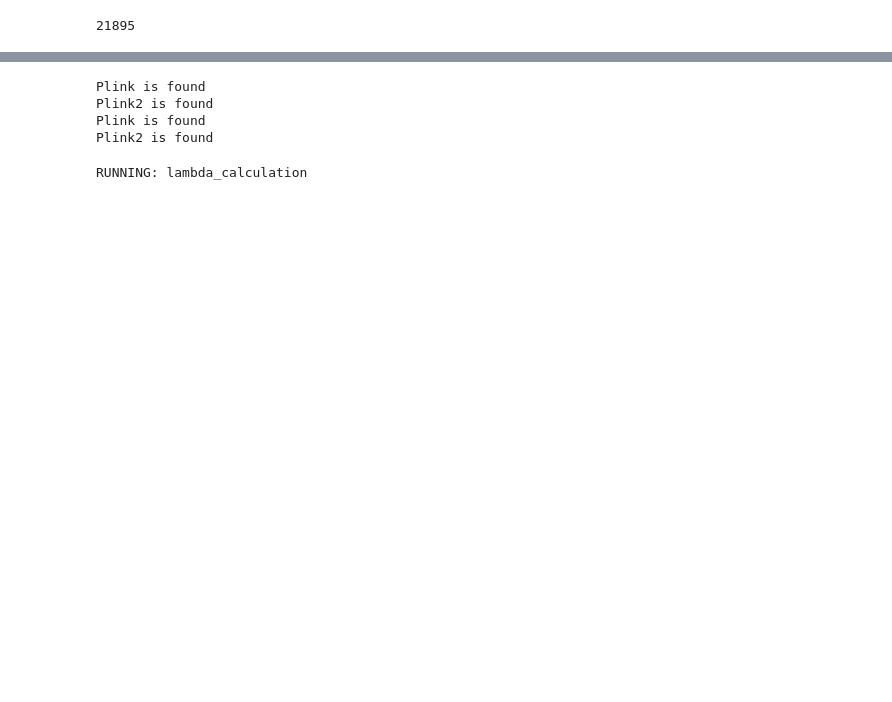
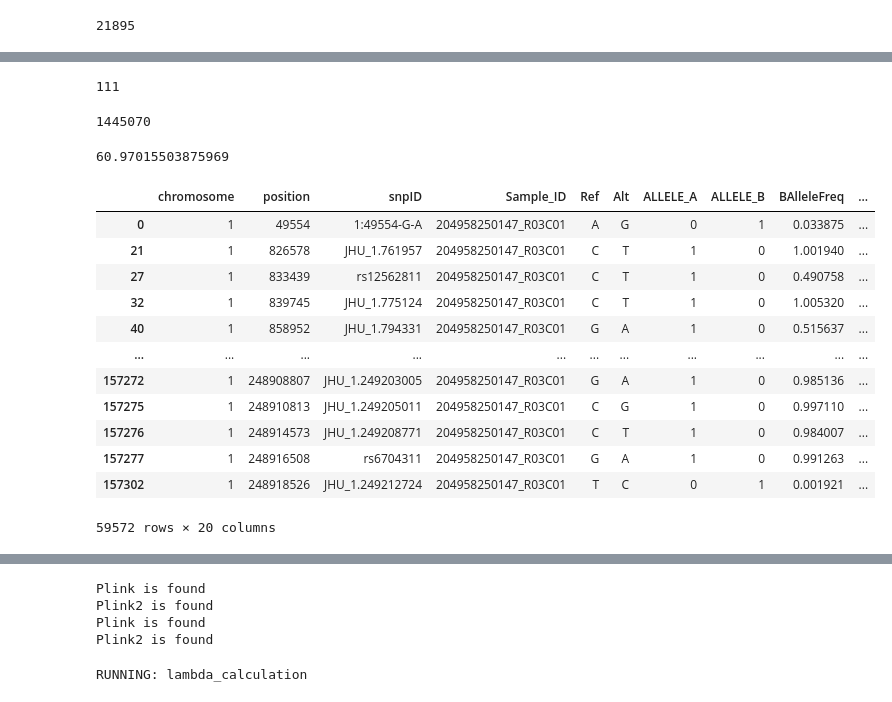
Before and after one commit to dvitale199/CNVs, a Jupyter notebook: GP2_CNVs.ipynb, the cells around one changed output, grey strips where cells are left out. Drawn from its saved outputs; the diff is of its cells as text; code cells hidden in the pictures; blank space fills up the shorter version.

```diff
--- a/GP2_CNVs.ipynb
+++ b/GP2_CNVs.ipynb
@@ -214 +346,29 @@ module load plink/1.9; plink \
+# %%
+temp_df.shape[0]
+# %% [output]
+111
+# %%
+21895*22*3
+# %% [output]
+1445070
+# %%
+len(metrics_df.snpID.unique())/2580
+# %% [output]
+60.97015503875969
+# %%
+sample_df
+# %% [output]
+|  | chromosome | position | snpID | Sample_ID | Ref | Alt | ALLELE_A | ALLELE_B | BAlleleFreq | ... |
+| 0 | 1 | 49554 | 1:49554-G-A | 204958250147_R03C01 | A | G | 0 | 1 | 0.033875 | ... |
+| 21 | 1 | 826578 | JHU_1.761957 | 204958250147_R03C01 | C | T | 1 | 0 | 1.001940 | ... |
+| 27 | 1 | 833439 | rs12562811 | 204958250147_R03C01 | C | T | 1 | 0 | 0.490758 | ... |
+| 32 | 1 | 839745 | JHU_1.775124 | 204958250147_R03C01 | C | T | 1 | 0 | 1.005320 | ... |
+| 40 | 1 | 858952 | JHU_1.794331 | 204958250147_R03C01 | G | A | 1 | 0 | 0.515637 | ... |
+| ... | ... | ... | ... | ... | ... | ... | ... | ... | ... | ... |
+| 157272 | 1 | 248908807 | JHU_1.249203005 | 204958250147_R03C01 | G | A | 1 | 0 | 0.985136 | ... |
+| 157275 | 1 | 248910813 | JHU_1.249205011 | 204958250147_R03C01 | C | G | 1 | 0 | 0.997110 | ... |
+| 157276 | 1 | 248914573 | JHU_1.249208771 | 204958250147_R03C01 | C | T | 1 | 0 | 0.984007 | ... |
+| 157277 | 1 | 248916508 | rs6704311 | 204958250147_R03C01 | G | A | 1 | 0 | 0.991263 | ... |
+| 157302 | 1 | 248918526 | JHU_1.249212724 | 204958250147_R03C01 | T | C | 0 | 1 | 0.001921 | ... |
+59572 rows × 20 columns
 # %%
```
Also changed, not shown: parts of 35 cells of this notebook.
